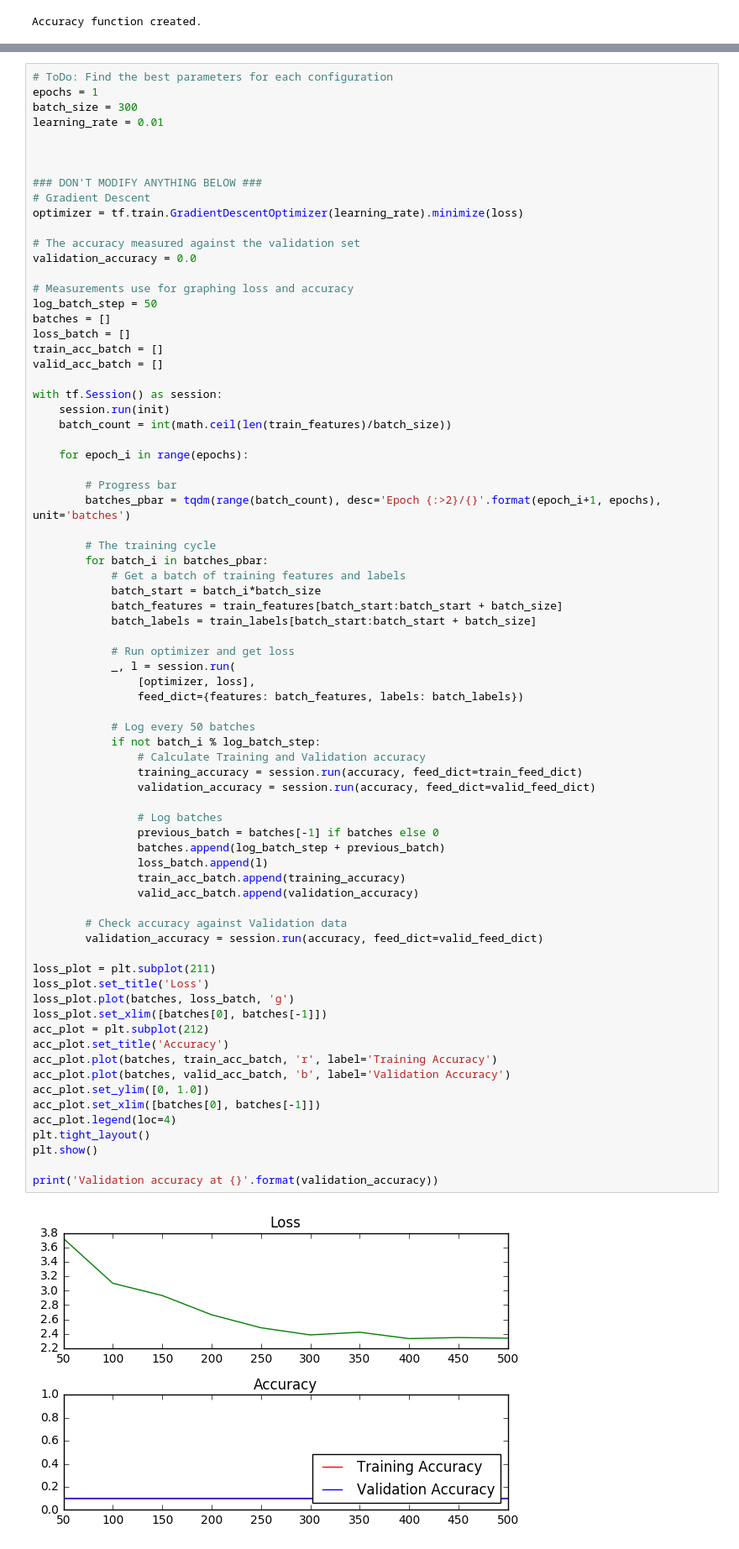
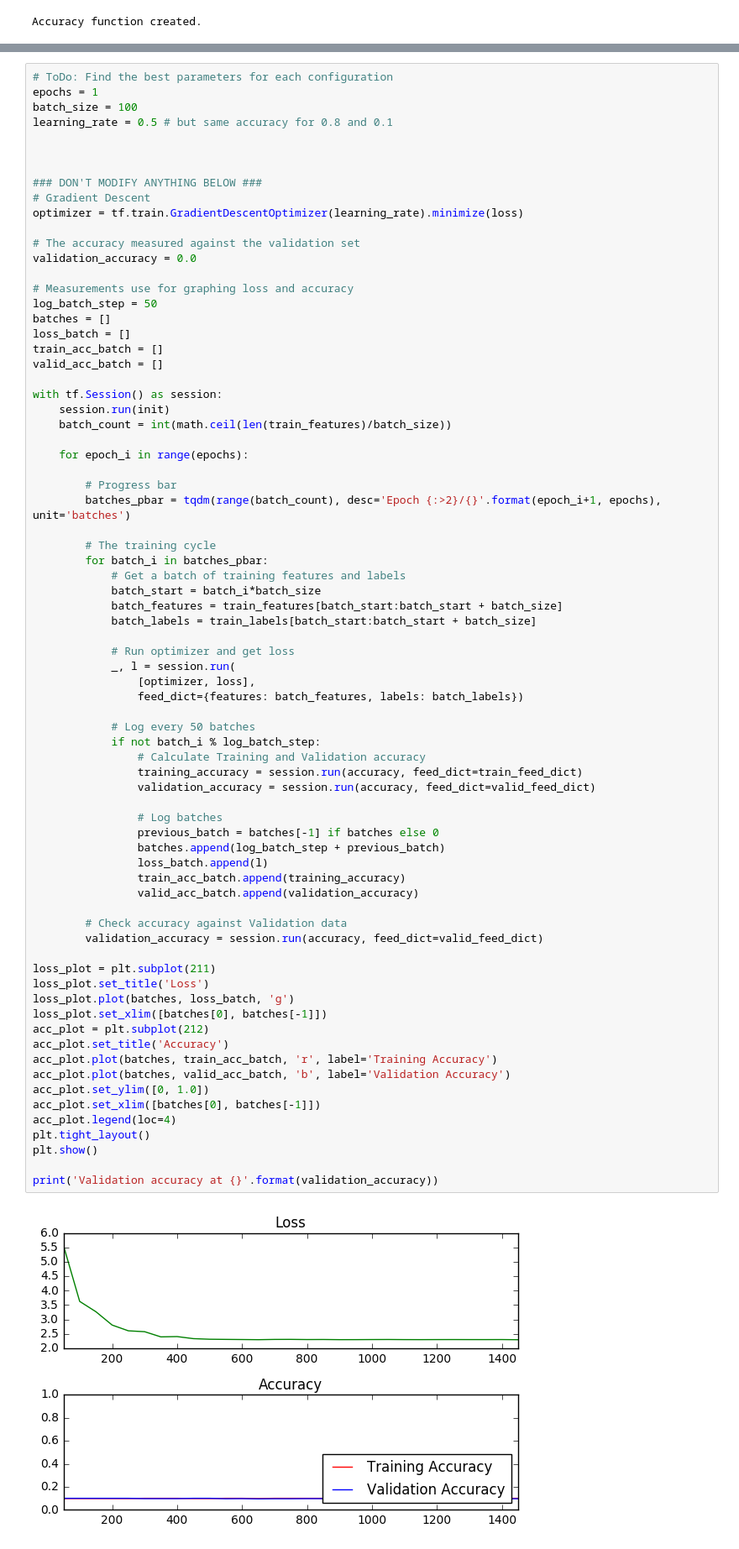
Before and after one commit to mgruben/TensorLab, a Jupyter notebook: lab.ipynb, the cells around one changed output, grey strips where cells are left out. Shown: that part at 84% size. Drawn from its saved outputs; the diff is of its cells as text.

```diff
--- a/lab.ipynb
+++ b/lab.ipynb
@@ -367,8 +367,8 @@ The code will print out a Loss and Accuracy graph, so you can see how well the n
 # %%
 # ToDo: Find the best parameters for each configuration
 epochs = 1
-batch_size = 300
-learning_rate = 0.01
+batch_size = 100
+learning_rate = 0.5 # but same accuracy for 0.8 and 0.1
 
 
 
@@ -412,31 +412,31 @@ with tf.Session() as session:
                 # Calculate Training and Validation accuracy
                 training_accuracy = session.run(accuracy, feed_dict=train_feed_dict)
                 validation_accuracy = session.run(accuracy, feed_dict=valid_feed_dict)
 
                 # Log batches
                 previous_batch = batches[-1] if batches else 0
                 batches.append(log_batch_step + previous_batch)
                 loss_batch.append(l)
                 train_acc_batch.append(training_accuracy)
                 valid_acc_batch.append(validation_accuracy)
 
         # Check accuracy against Validation data
         validation_accuracy = session.run(accuracy, feed_dict=valid_feed_dict)
 
 loss_plot = plt.subplot(211)
 loss_plot.set_title('Loss')
 loss_plot.plot(batches, loss_batch, 'g')
 loss_plot.set_xlim([batches[0], batches[-1]])
 acc_plot = plt.subplot(212)
 acc_plot.set_title('Accuracy')
 acc_plot.plot(batches, train_acc_batch, 'r', label='Training Accuracy')
 acc_plot.plot(batches, valid_acc_batch, 'b', label='Validation Accuracy')
 acc_plot.set_ylim([0, 1.0])
 acc_plot.set_xlim([batches[0], batches[-1]])
 acc_plot.legend(loc=4)
 plt.tight_layout()
 plt.show()
 
 print('Validation accuracy at {}'.format(validation_accuracy))
 # %% [output]
-[figure, old version]
+[figure, new version]
```
Also changed, not shown: parts of 1 cell of this notebook.
